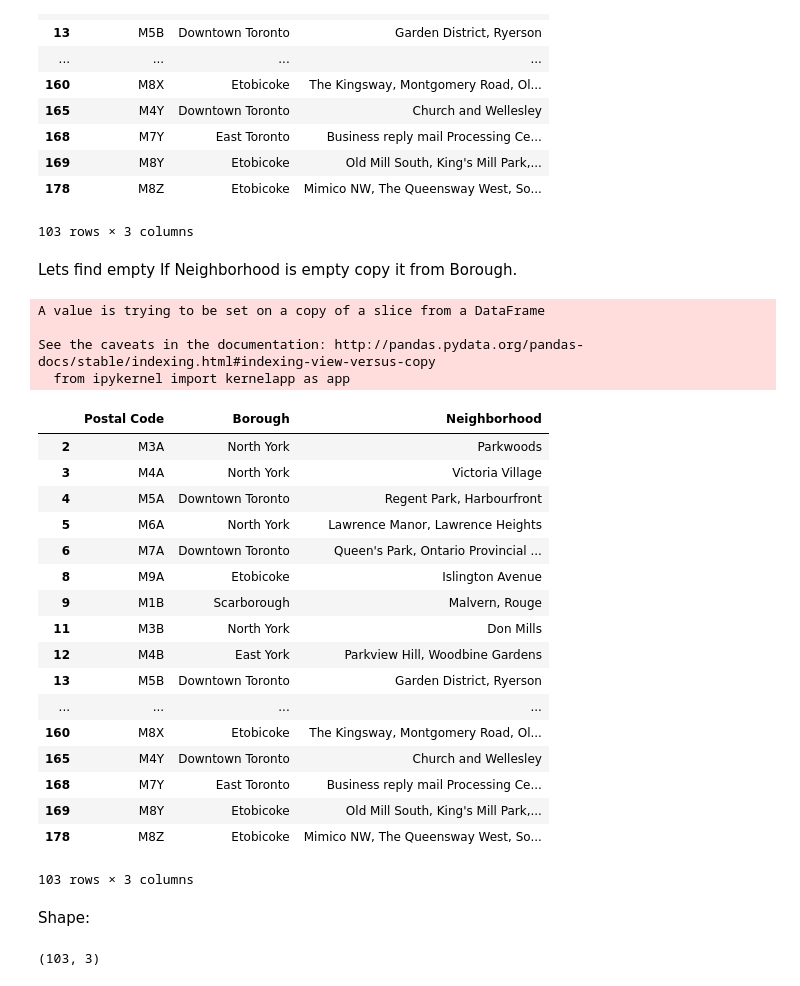
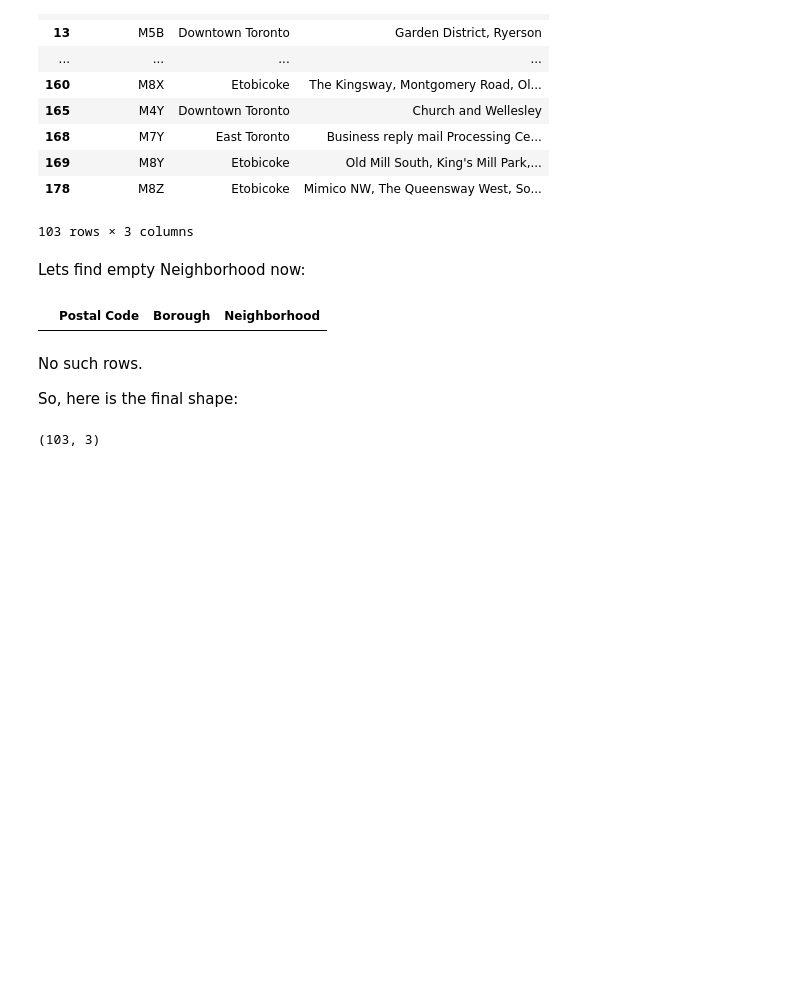
Before and after one commit to vladimirandroid/Coursera_Capstone, a Jupyter notebook: Segmenting and Clustering Neighborhoods in Toronto.ipynb, the cells around one changed output. Drawn from its saved outputs; the diff is of its cells as text; code cells hidden in the pictures; blank space fills up the shorter version.

```diff
--- a/Segmenting and Clustering Neighborhoods in Toronto.ipynb
+++ b/Segmenting and Clustering Neighborhoods in Toronto.ipynb
@@ -146,36 +146,16 @@ df
 | 178 | M8Z | Etobicoke | Mimico NW, The Queensway West, So... |
 103 rows × 3 columns
 # %% [markdown]
-Lets find empty If Neighborhood is empty copy it from Borough.
+Lets find empty Neighborhood now:
 # %%
 rows_empty_neighborhood = df2["Neighborhood"] == ""
-df.loc[rows_empty_neighborhood,"Neighborhood"] = df.loc[rows_empty_neighborhood,"Borough"]
-df
+df[rows_empty_neighborhood]
 # %% [output]
-A value is trying to be set on a copy of a slice from a DataFrame
-
-See the caveats in the documentation: http://pandas.pydata.org/pandas-docs/stable/indexing.html#indexing-view-versus-copy
-  from ipykernel import kernelapp as app
 |  | Postal Code | Borough | Neighborhood |
-| 2 | M3A | North York | Parkwoods |
-| 3 | M4A | North York | Victoria Village |
-| 4 | M5A | Downtown Toronto | Regent Park, Harbourfront |
-| 5 | M6A | North York | Lawrence Manor, Lawrence Heights |
-| 6 | M7A | Downtown Toronto | Queen's Park, Ontario Provincial ... |
-| 8 | M9A | Etobicoke | Islington Avenue |
-| 9 | M1B | Scarborough | Malvern, Rouge |
-| 11 | M3B | North York | Don Mills |
-| 12 | M4B | East York | Parkview Hill, Woodbine Gardens |
-| 13 | M5B | Downtown Toronto | Garden District, Ryerson |
-| ... | ... | ... | ... |
-| 160 | M8X | Etobicoke | The Kingsway, Montgomery Road, Ol... |
-| 165 | M4Y | Downtown Toronto | Church and Wellesley |
-| 168 | M7Y | East Toronto | Business reply mail Processing Ce... |
-| 169 | M8Y | Etobicoke | Old Mill South, King's Mill Park,... |
-| 178 | M8Z | Etobicoke | Mimico NW, The Queensway West, So... |
-103 rows × 3 columns
-# %% [markdown]
-Shape:
+# %% [markdown]
+No such rows.
+
+So, here is the final shape:
 # %%
 df.shape
 # %% [output]
```
